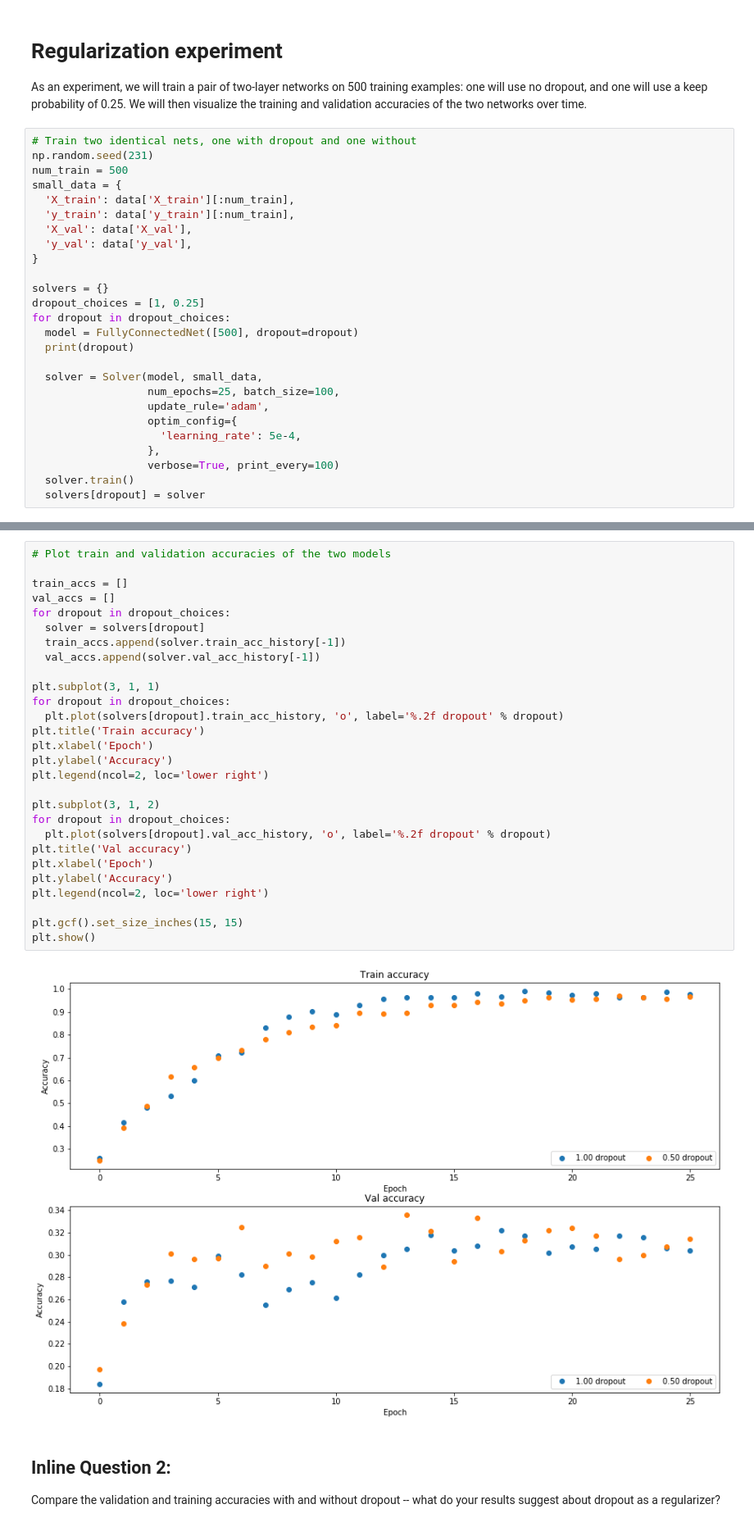
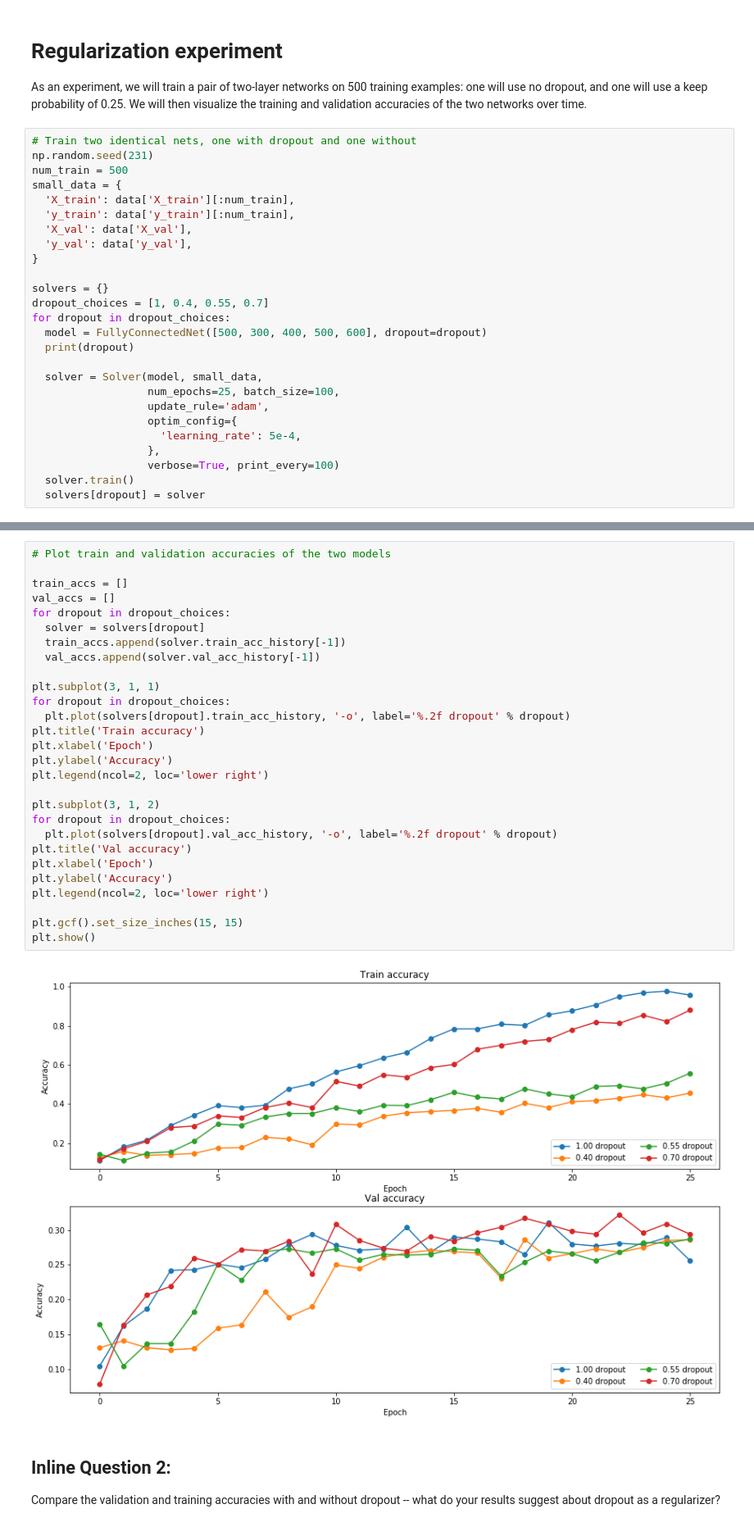
Before and after one commit to soumyaumass/CS682-Assignments, a Jupyter notebook: assignment2/Dropout.ipynb, the cells around one changed output, grey strips where cells are left out. Shown: that part at 82% size. Cells and saved outputs as stored; diff of their text form.

```diff
--- a/assignment2/Dropout.ipynb
+++ b/assignment2/Dropout.ipynb
@@ -165,9 +164,9 @@ small_data = {
 }
 
 solvers = {}
-dropout_choices = [1, 0.25]
+dropout_choices = [1, 0.4, 0.55, 0.7]
 for dropout in dropout_choices:
-  model = FullyConnectedNet([500], dropout=dropout)
+  model = FullyConnectedNet([500, 300, 400, 500, 600], dropout=dropout)
   print(dropout)
 
   solver = Solver(model, small_data,
@@ -200,33 +202,33 @@ for dropout in dropout_choices:
 # %%
 # Plot train and validation accuracies of the two models
 
 train_accs = []
 val_accs = []
 for dropout in dropout_choices:
   solver = solvers[dropout]
   train_accs.append(solver.train_acc_history[-1])
   val_accs.append(solver.val_acc_history[-1])
 
 plt.subplot(3, 1, 1)
 for dropout in dropout_choices:
-  plt.plot(solvers[dropout].train_acc_history, 'o', label='%.2f dropout' % dropout)
+  plt.plot(solvers[dropout].train_acc_history, '-o', label='%.2f dropout' % dropout)
 plt.title('Train accuracy')
 plt.xlabel('Epoch')
 plt.ylabel('Accuracy')
 plt.legend(ncol=2, loc='lower right')
 
 plt.subplot(3, 1, 2)
 for dropout in dropout_choices:
-  plt.plot(solvers[dropout].val_acc_history, 'o', label='%.2f dropout' % dropout)
+  plt.plot(solvers[dropout].val_acc_history, '-o', label='%.2f dropout' % dropout)
 plt.title('Val accuracy')
 plt.xlabel('Epoch')
 plt.ylabel('Accuracy')
 plt.legend(ncol=2, loc='lower right')
 
 plt.gcf().set_size_inches(15, 15)
 plt.show()
 # %% [output]
-[figure, old version]
+[figure, new version]
 # %% [markdown]
 ## Inline Question 2:
 Compare the validation and training accuracies with and without dropout -- what do your results suggest about dropout as a regularizer?
```
Also changed, not shown: parts of 8 cells of this notebook, 8 other files.
